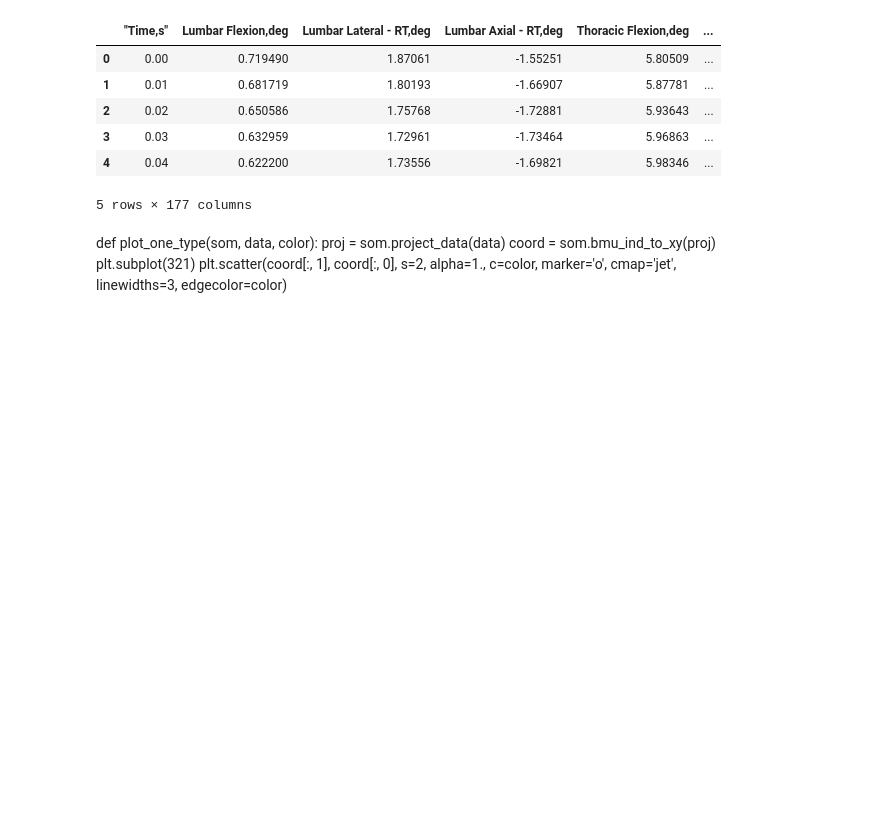
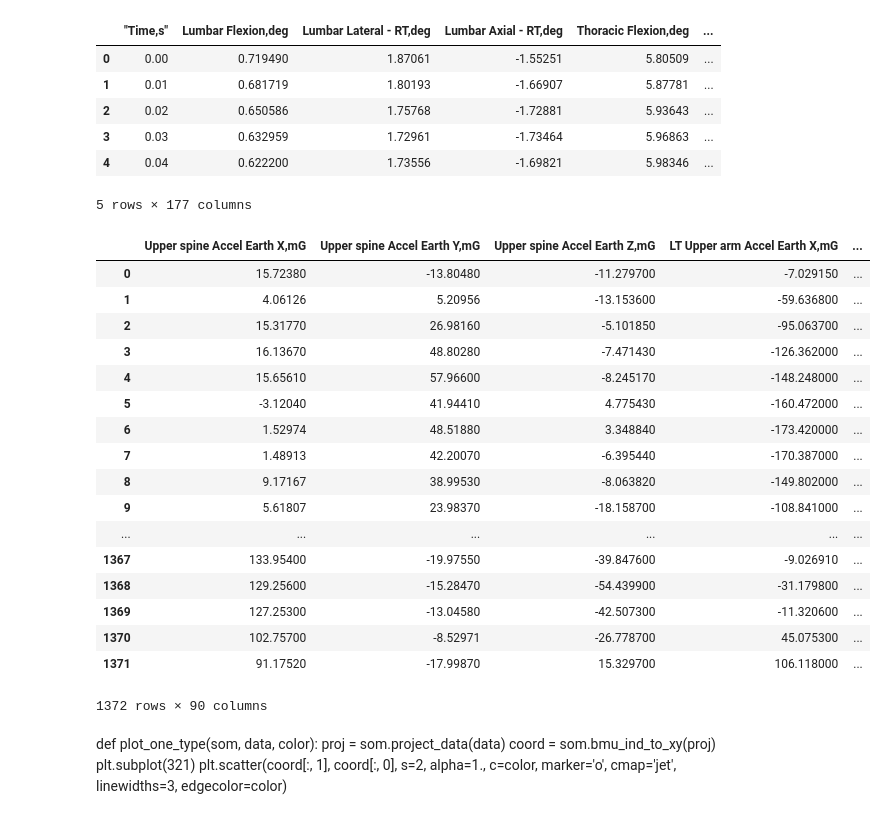
Before and after one commit to mariCampos/gait-analysis-som, a Jupyter notebook: SOM.ipynb, the cells around one changed output. Cells and saved outputs as stored; diff of their text form; code cells hidden in the pictures; blank space fills up the shorter version.

```diff
--- a/SOM.ipynb
+++ b/SOM.ipynb
@@ -95,3 +31,25 @@ def plot_data(som, plot1=True, plot2=True, plot3=True, plot4=True, plot5=True, p
+# %%
+new_data = pd.DataFrame(data)
+new_data.iloc[:, 87:177]
+# %% [output]
+|  | Upper spine Accel Earth X,mG | Upper spine Accel Earth Y,mG | Upper spine Accel Earth Z,mG | LT Upper arm Accel Earth X,mG | ... |
+| 0 | 15.72380 | -13.80480 | -11.279700 | -7.029150 | ... |
+| 1 | 4.06126 | 5.20956 | -13.153600 | -59.636800 | ... |
+| 2 | 15.31770 | 26.98160 | -5.101850 | -95.063700 | ... |
+| 3 | 16.13670 | 48.80280 | -7.471430 | -126.362000 | ... |
+| 4 | 15.65610 | 57.96600 | -8.245170 | -148.248000 | ... |
+| 5 | -3.12040 | 41.94410 | 4.775430 | -160.472000 | ... |
+| 6 | 1.52974 | 48.51880 | 3.348840 | -173.420000 | ... |
+| 7 | 1.48913 | 42.20070 | -6.395440 | -170.387000 | ... |
+| 8 | 9.17167 | 38.99530 | -8.063820 | -149.802000 | ... |
+| 9 | 5.61807 | 23.98370 | -18.158700 | -108.841000 | ... |
+| ... | ... | ... | ... | ... | ... |
+| 1367 | 133.95400 | -19.97550 | -39.847600 | -9.026910 | ... |
+| 1368 | 129.25600 | -15.28470 | -54.439900 | -31.179800 | ... |
+| 1369 | 127.25300 | -13.04580 | -42.507300 | -11.320600 | ... |
+| 1370 | 102.75700 | -8.52971 | -26.778700 | 45.075300 | ... |
+| 1371 | 91.17520 | -17.99870 | 15.329700 | 106.118000 | ... |
+1372 rows × 90 columns
 # %% [markdown]
 def plot_one_type(som, data, color):
     proj = som.project_data(data)
```
Also changed, not shown: parts of 8 cells of this notebook.
